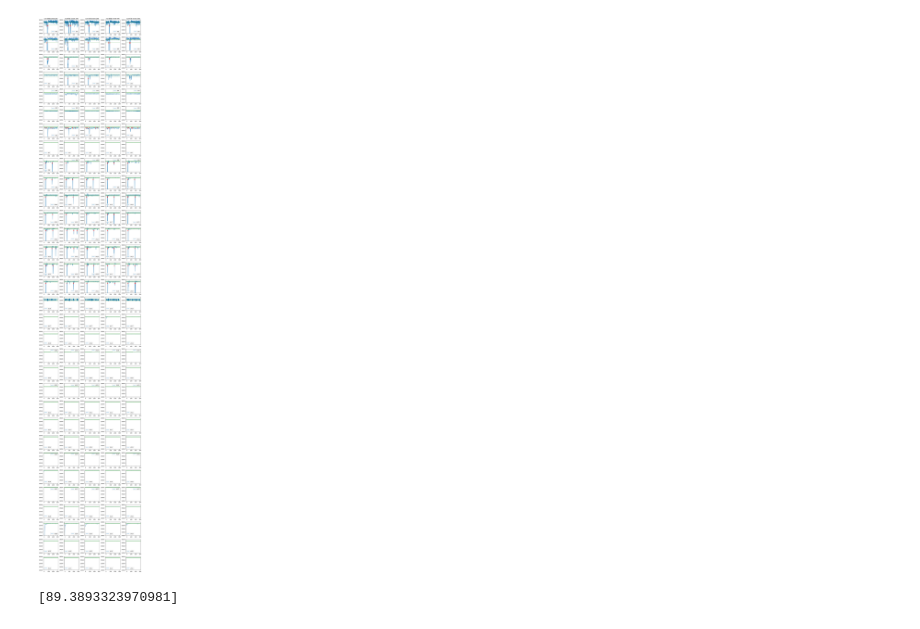
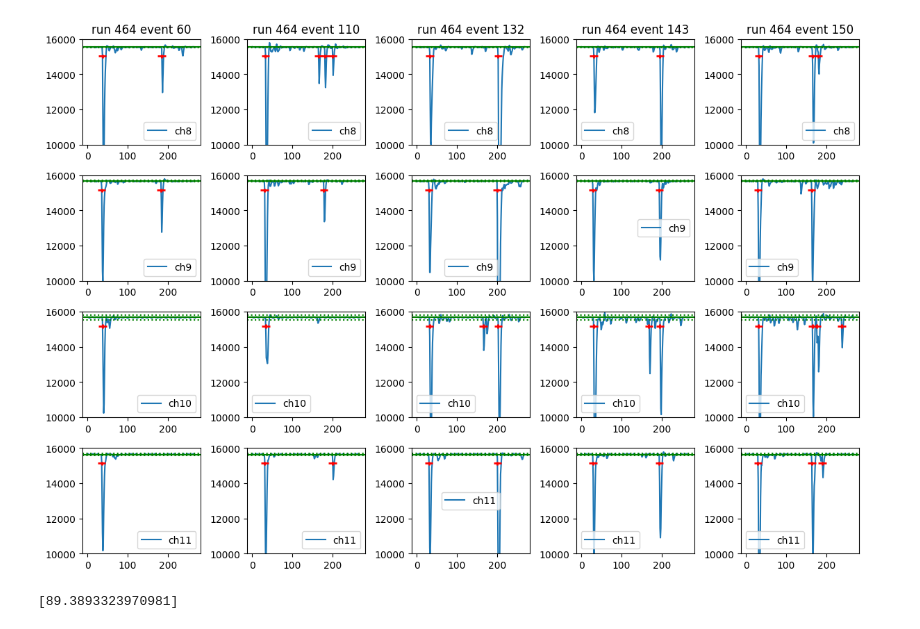
Before and after one commit to jerenner/T9BeamTestAna, a Jupyter notebook: python/dk_analysis/dk_2peak.ipynb, the cells around one changed output. Cells and saved outputs as stored; diff of their text form; code cells hidden in the pictures.

```diff
--- a/python/dk_analysis/dk_2peak.ipynb
+++ b/python/dk_analysis/dk_2peak.ipynb
@@ -20,7 +20,8 @@ baseline_stds = run_baseline.user['baseline_stds']
 # 503 - random during beam off
 # others: 388, 452, 463, 474
 
-run_number = 678
+folder = "C:/Users/Karlen/Documents/temp/wtime/"
+run_number = 464
 
 run = Run.open_file(folder+"run_000"+str(run_number)+".dk")
 config = run.config
@@ -34,7 +35,7 @@ else:
 
 def plot_wave_base(axis, waveform, c, time_bin_crossings=None):
     axis.plot(waveform, label='ch'+str(c))
-    axis.set_ylim(14000,16000)
+    axis.set_ylim(10000,16000)
     axis.axhline(y=baseline_means[c], color='g')
     axis.axhline(y=baseline_means[c]+3*baseline_stds[c], color='g', ls=':')
     axis.axhline(y=baseline_means[c]-3*baseline_stds[c], color='g', ls=':')
@@ -51,19 +52,21 @@ def plot_wave_base(axis, waveform, c, time_bin_crossings=None):
 #n_events = 5
 #event_list = has_2_peaks[0][:n_events]
 
-event_list = np.array([100,200,300,400,500])
+#event_list = np.array([100,200,300,400,500])
+event_list = [60, 110, 132, 143, 150]
 n_events = len(event_list)
+channels = []
 
 if run_number <= 578:
-    chan_set = 'act23'
+    chan_set = 'trig0'
 
-    if chan_set == 'trig0':
+    if chan_set == 'act01':
         channels = [0,1,2,3]
+    elif chan_set == 'act23':
+        channels = [4,5,6,7]
+    elif chan_set == 'trig0':
+        channels = [8,9,10,11]
     elif chan_set == 'trig1':
-        channels = [4,5,6,7]
-    elif chan_set == 'act01':
-        channels = [8,9,10,11]
-    elif chan_set == 'act23':
         channels = [12,13,14,15]
     elif chan_set == 'other':
         channels = [16,17,18]
@@ -78,37 +81,37 @@ else:
     elif chan_set == 'trig1':
         channels = [12,13,14,15]
     elif chan_set == 'hodo0':
         channels = [23,22,21,20]
     elif chan_set == 'hodo1':
         channels = [19,18,17]
     elif chan_set == 'hodo2':
         channels == [31,30,29,28]
     elif chan_set == 'hodo3':
         channels = [27,26,25,24]
     elif chan_set == 'other':
-        channels = [6,16]
+        channels = [6,16]    #T2 and PbGlass
 
-channels = range(32)
+#channels = range(32)
 n_channels = len(channels)
 
 fig, axs = plt.subplots(n_channels, n_events, figsize=(12, n_channels*2))
 fig.tight_layout()
 for ie, e in enumerate(event_list):
     axs[0][ie].set_title("run " + str(run_number) + " event " + str(e))
 
 for ic, c in enumerate(channels):
     analysis = run.analyses[c]
     for ie, e in enumerate(event_list):
         waveform = analysis.raw_waveforms[e]
         if signal_times is not None and ie < len(signal_times[c]) and len(signal_times[c][e]) > 0:
             plot_wave_base(axs[ic][ie], waveform, c, signal_times[c][e])
         else:
             plot_wave_base(axs[ic][ie], waveform, c)
 
-plt.savefig(folder+'waveforms_'+str(run_number)+'_'+chan_set+'.png')
+#plt.savefig(folder+'waveforms_'+str(run_number)+'_'+chan_set+'.png')
 plt.show()
 # %% [output]
-[figure, old version]
+[figure, new version]
 # %%
 fig, axis = plt.subplots(1, 1, figsize=(8,8))
 channel = 0
```
Also changed, not shown: 5 other files.
